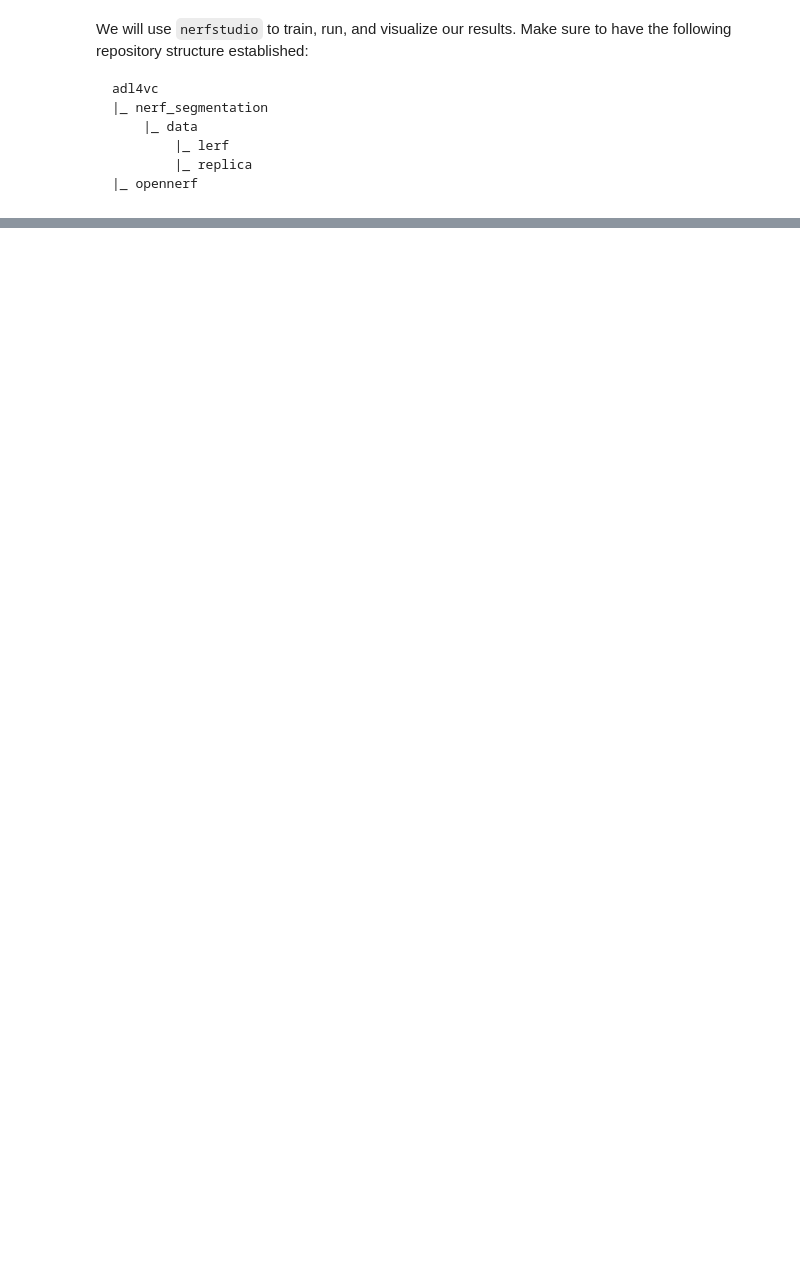
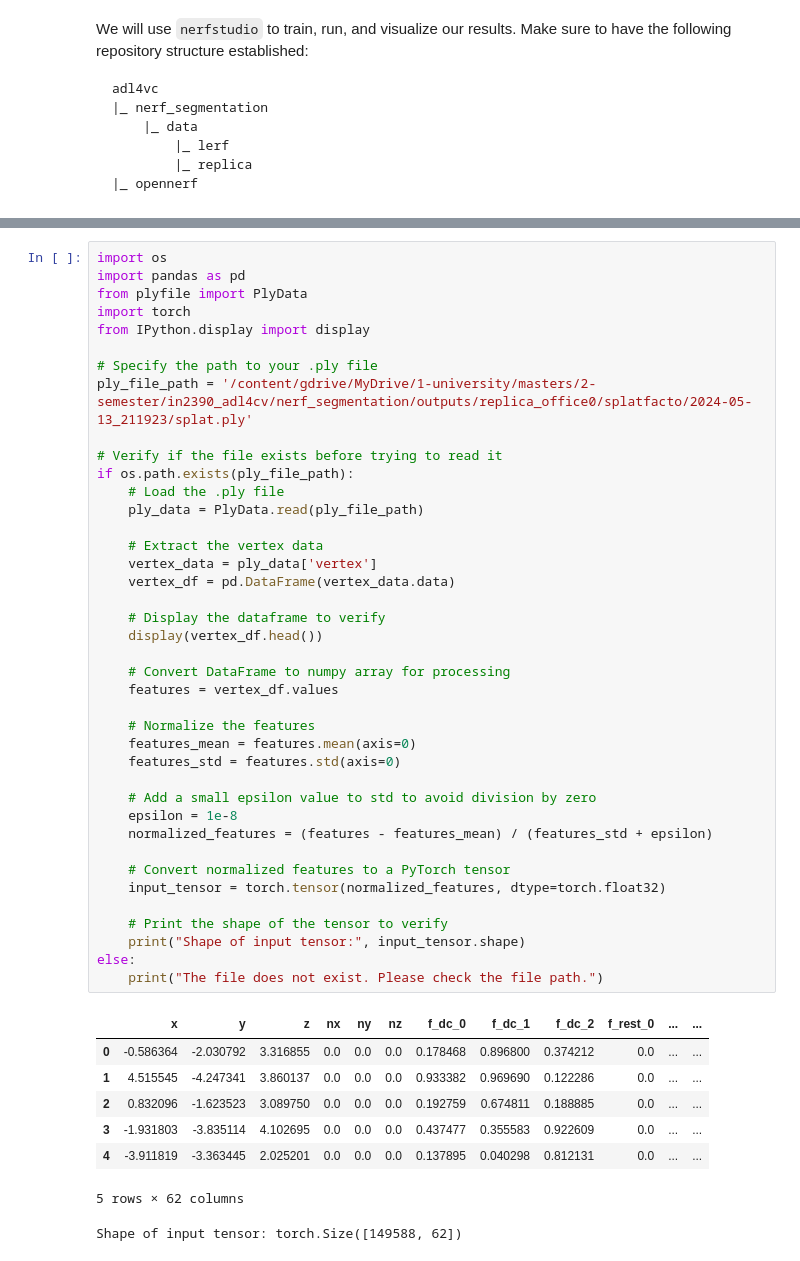
Before and after one commit to flyingGH/nerf_segmentation, a Jupyter notebook: gaussian_splatting.ipynb, the cells around one changed output, grey strips where cells are left out. Saved outputs shown, nothing was run; the diff lists cells and outputs as text; blank space fills up the shorter version.

```diff
--- a/gaussian_splatting.ipynb
+++ b/gaussian_splatting.ipynb
@@ -126,0 +230,49 @@ KeyboardInterrupt
+# %%
+import os
+import pandas as pd
+from plyfile import PlyData
+import torch
+from IPython.display import display
+
+# Specify the path to your .ply file
+ply_file_path = '/content/gdrive/MyDrive/1-university/masters/2-semester/in2390_adl4cv/nerf_segmentation/outputs/replica_office0/splatfacto/2024-05-13_211923/splat.ply'
+
+# Verify if the file exists before trying to read it
+if os.path.exists(ply_file_path):
+    # Load the .ply file
+    ply_data = PlyData.read(ply_file_path)
+
+    # Extract the vertex data
+    vertex_data = ply_data['vertex']
+    vertex_df = pd.DataFrame(vertex_data.data)
+
+    # Display the dataframe to verify
+    display(vertex_df.head())
+
+    # Convert DataFrame to numpy array for processing
+    features = vertex_df.values
+
+    # Normalize the features
+    features_mean = features.mean(axis=0)
+    features_std = features.std(axis=0)
+
+    # Add a small epsilon value to std to avoid division by zero
+    epsilon = 1e-8
+    normalized_features = (features - features_mean) / (features_std + epsilon)
+
+    # Convert normalized features to a PyTorch tensor
+    input_tensor = torch.tensor(normalized_features, dtype=torch.float32)
+
+    # Print the shape of the tensor to verify
+    print("Shape of input tensor:", input_tensor.shape)
+else:
+    print("The file does not exist. Please check the file path.")
+# %% [output]
+|  | x | y | z | nx | ny | nz | f_dc_0 | f_dc_1 | f_dc_2 | f_rest_0 | ... | ... |
+| 0 | -0.586364 | -2.030792 | 3.316855 | 0.0 | 0.0 | 0.0 | 0.178468 | 0.896800 | 0.374212 | 0.0 | ... | ... |
+| 1 | 4.515545 | -4.247341 | 3.860137 | 0.0 | 0.0 | 0.0 | 0.933382 | 0.969690 | 0.122286 | 0.0 | ... | ... |
+| 2 | 0.832096 | -1.623523 | 3.089750 | 0.0 | 0.0 | 0.0 | 0.192759 | 0.674811 | 0.188885 | 0.0 | ... | ... |
+| 3 | -1.931803 | -3.835114 | 4.102695 | 0.0 | 0.0 | 0.0 | 0.437477 | 0.355583 | 0.922609 | 0.0 | ... | ... |
+| 4 | -3.911819 | -3.363445 | 2.025201 | 0.0 | 0.0 | 0.0 | 0.137895 | 0.040298 | 0.812131 | 0.0 | ... | ... |
+5 rows × 62 columns
+Shape of input tensor: torch.Size([149588, 62])
```
Also changed, not shown: parts of 19 cells of this notebook.
